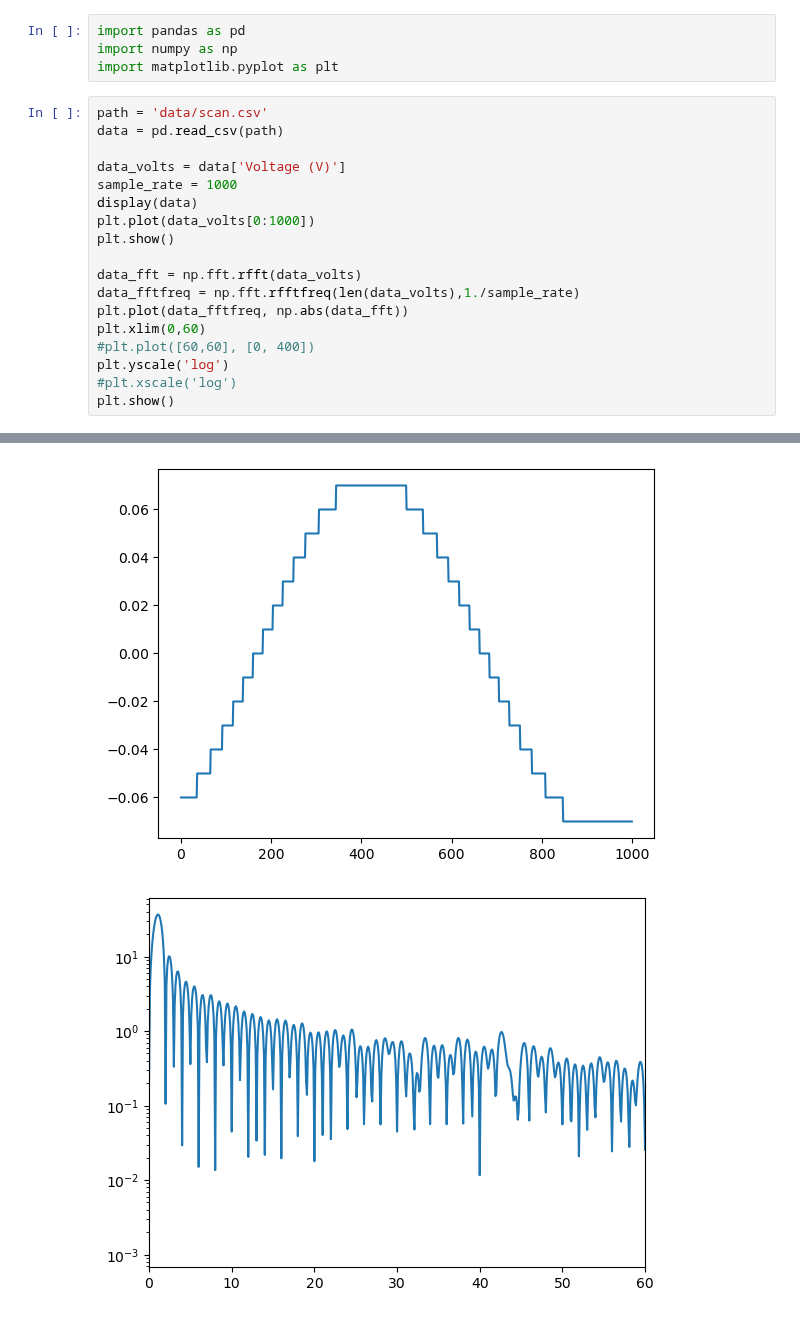
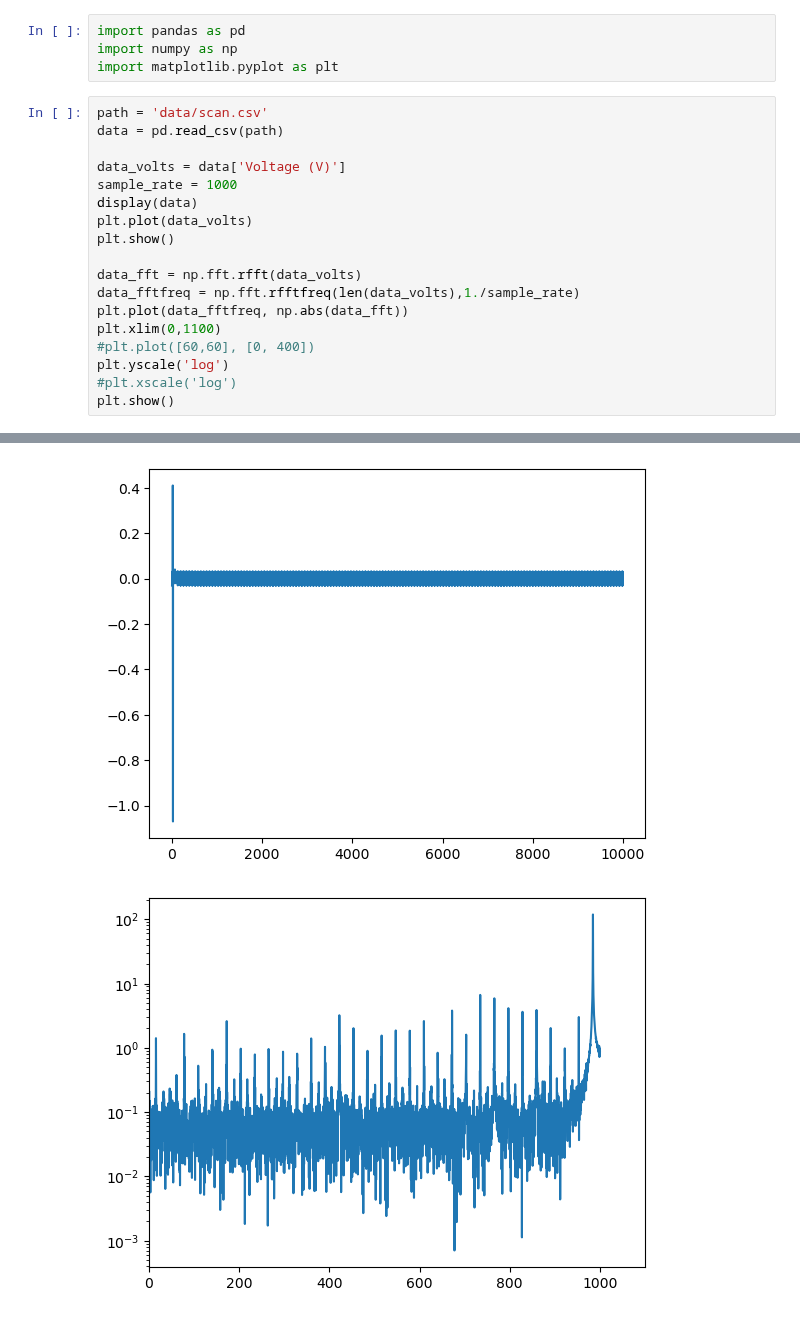
Before and after one commit to PhantomPickle/FDEM, a Jupyter notebook: FDEM_analysis.ipynb, the cells around one changed output, grey strips where cells are left out. Cells and saved outputs as stored; diff of their text form.

```diff
--- a/FDEM_analysis.ipynb
+++ b/FDEM_analysis.ipynb
@@ -9,13 +9,13 @@ data = pd.read_csv(path)
 data_volts = data['Voltage (V)']
 sample_rate = 1000
 display(data)
-plt.plot(data_volts[0:1000])
+plt.plot(data_volts)
 plt.show()
 
 data_fft = np.fft.rfft(data_volts)
 data_fftfreq = np.fft.rfftfreq(len(data_volts),1./sample_rate)
 plt.plot(data_fftfreq, np.abs(data_fft))
-plt.xlim(0,60)
+plt.xlim(0,1100)
 #plt.plot([60,60], [0, 400])
 plt.yscale('log')
 #plt.xscale('log')
@@ -36,3 +36,3 @@ plt.show()
 10000 rows × 1 columns
-[figure, old version]
+[figure, new version]
-[figure, old version]
+[figure, new version]
```
Also changed, not shown: parts of 1 cell of this notebook, 1 other file.
